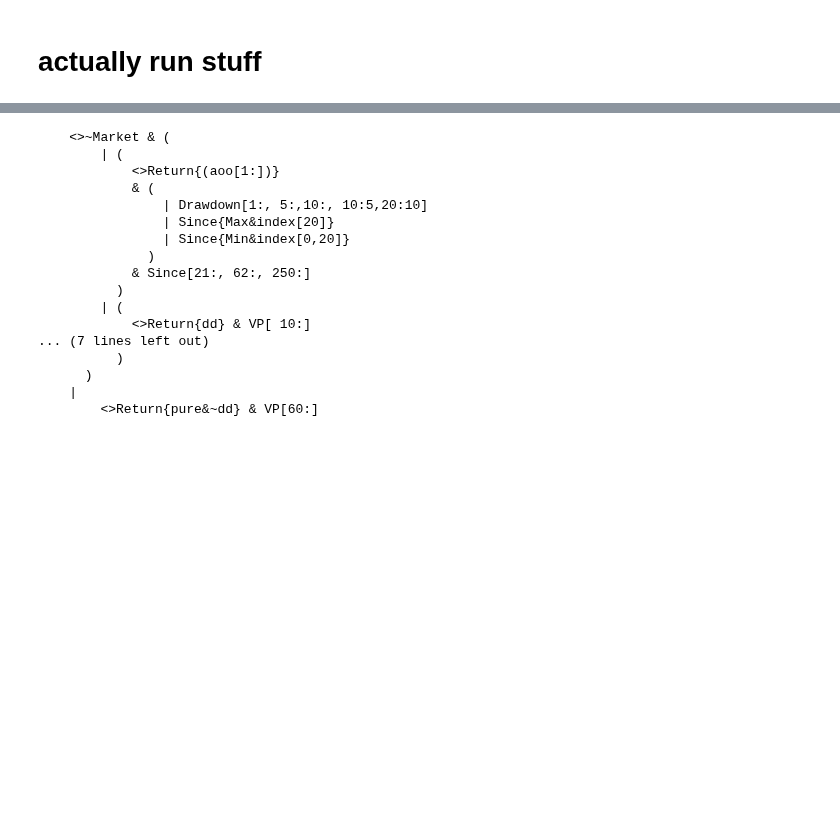
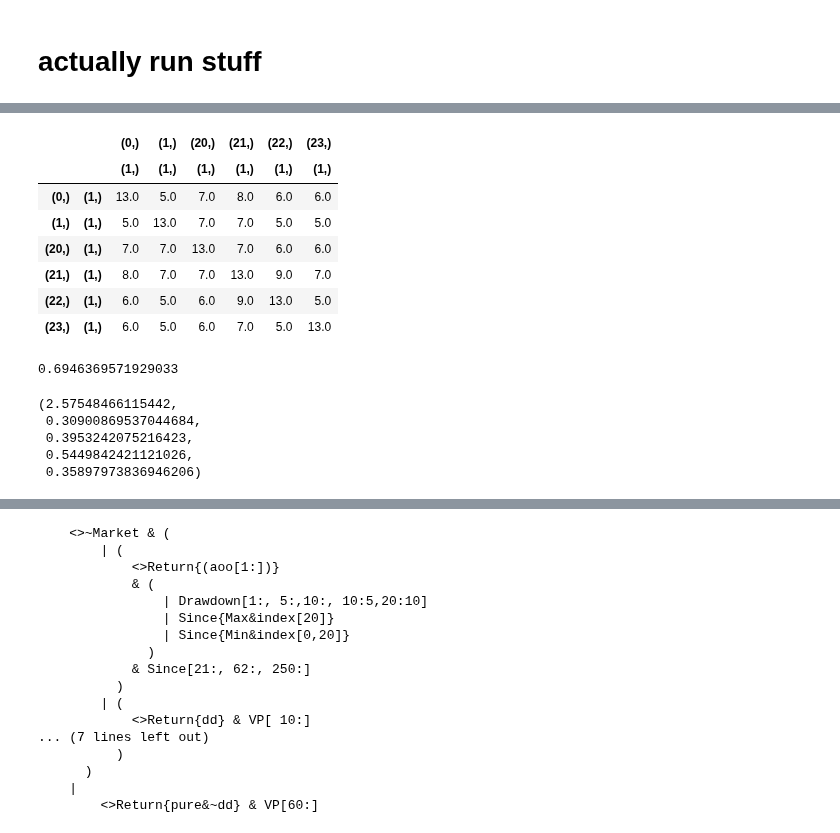
Before and after one commit to yumichael/two-sigma-financial-news, a Jupyter notebook: search/analyze.ipynb, the cells around one changed output, grey strips where cells are left out. Cells and saved outputs as stored; diff of their text form; code cells hidden in the pictures; blank space fills up the shorter version.

```diff
--- a/search/analyze.ipynb
+++ b/search/analyze.ipynb
@@ -288,0 +537,42 @@ for ti in range(4):
+# %%
+def format_quarter(quarter):
+    year, quart = divmod(quarter, 1)
+    year, quart = int(year)-2000, 1+int(quart*4)
+    return f"'{year:02}>{quart}"
+
+comm = corr.copy()
+for i,(ii,bsti) in enumerate(bsts.items()):
+    for j,(jj,bstj) in enumerate(bsts.items()):
+        #comm.iloc[i,j] = ', '.join(format_quarter(x) for x in sorted(bsti.tr&bstj.tr))
+        comm.iloc[i,j] = len(bsti.tr&bstj.tr)
+comm#.applymap(eval)
+# %% [output]
+|  |  | (0,) | (1,) | (20,) | (21,) | (22,) | (23,) |
+|  |  | (1,) | (1,) | (1,) | (1,) | (1,) | (1,) |
+| (0,) | (1,) | 13.0 | 5.0 | 7.0 | 8.0 | 6.0 | 6.0 |
+| (1,) | (1,) | 5.0 | 13.0 | 7.0 | 7.0 | 5.0 | 5.0 |
+| (20,) | (1,) | 7.0 | 7.0 | 13.0 | 7.0 | 6.0 | 6.0 |
+| (21,) | (1,) | 8.0 | 7.0 | 7.0 | 13.0 | 9.0 | 7.0 |
+| (22,) | (1,) | 6.0 | 5.0 | 6.0 | 9.0 | 13.0 | 5.0 |
+| (23,) | (1,) | 6.0 | 5.0 | 6.0 | 7.0 | 5.0 | 13.0 |
+# %%
+model = (( -1,  0,  1, 10, 20, 21, 22, 23, 24),
+         (.0 ,  1,.0 ,.25,.0 ,.0 ,.25,.25,.25))
+assert len(model[0])==len(model[1])
+guys = [bsts[k] for k in model[0]]
+coef = list(model[1])
+if model not in holb:
+    holb[model] = daily = func(guys, coef)(F, P, ho)
+else:
+    daily = holb[model]
+print(score(daily))
+# %% [output]
+0.6946369571929033
+# %%
+bst00.std, bst10.std, bst22.std, bst23.std, bst24.std
+# %% [output]
+(2.57548466115442,
+ 0.30900869537044684,
+ 0.3953242075216423,
+ 0.5449842421121026,
+ 0.35897973836946206)
```
Also changed, not shown: parts of 27 cells of this notebook, 1 other file.
